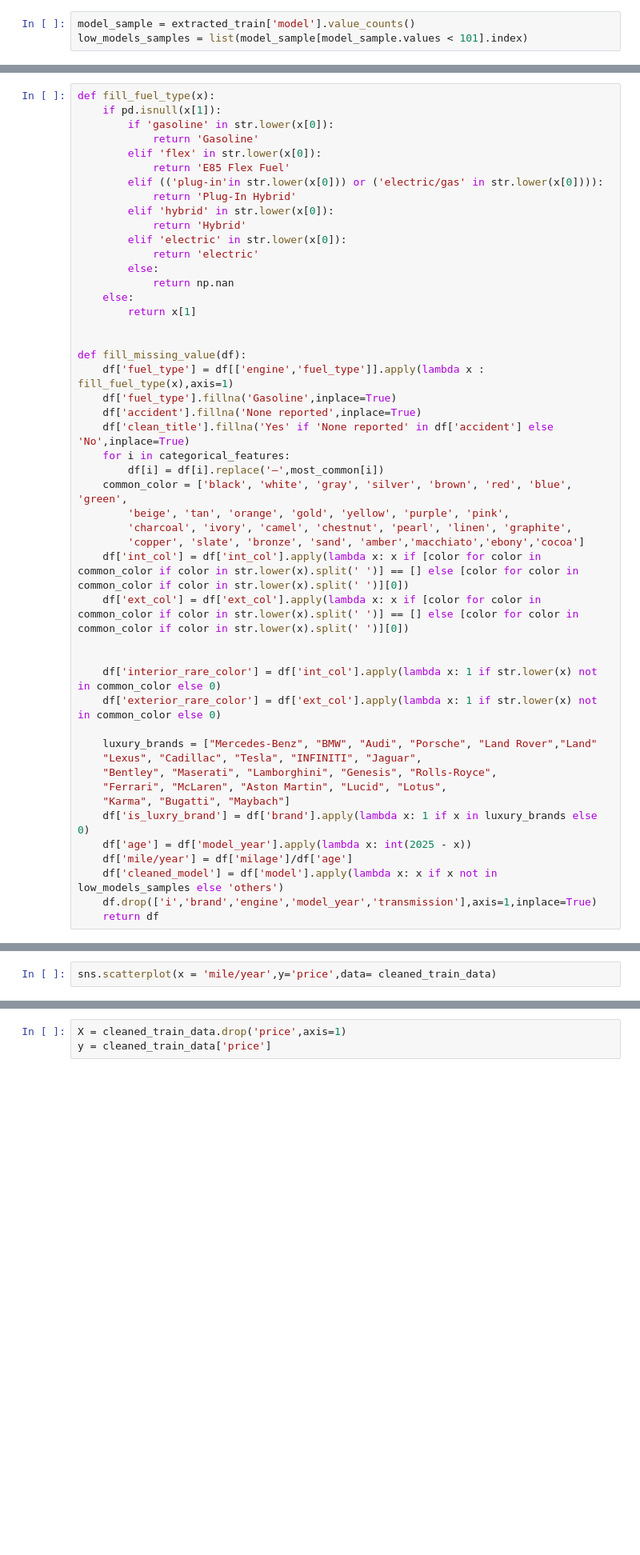
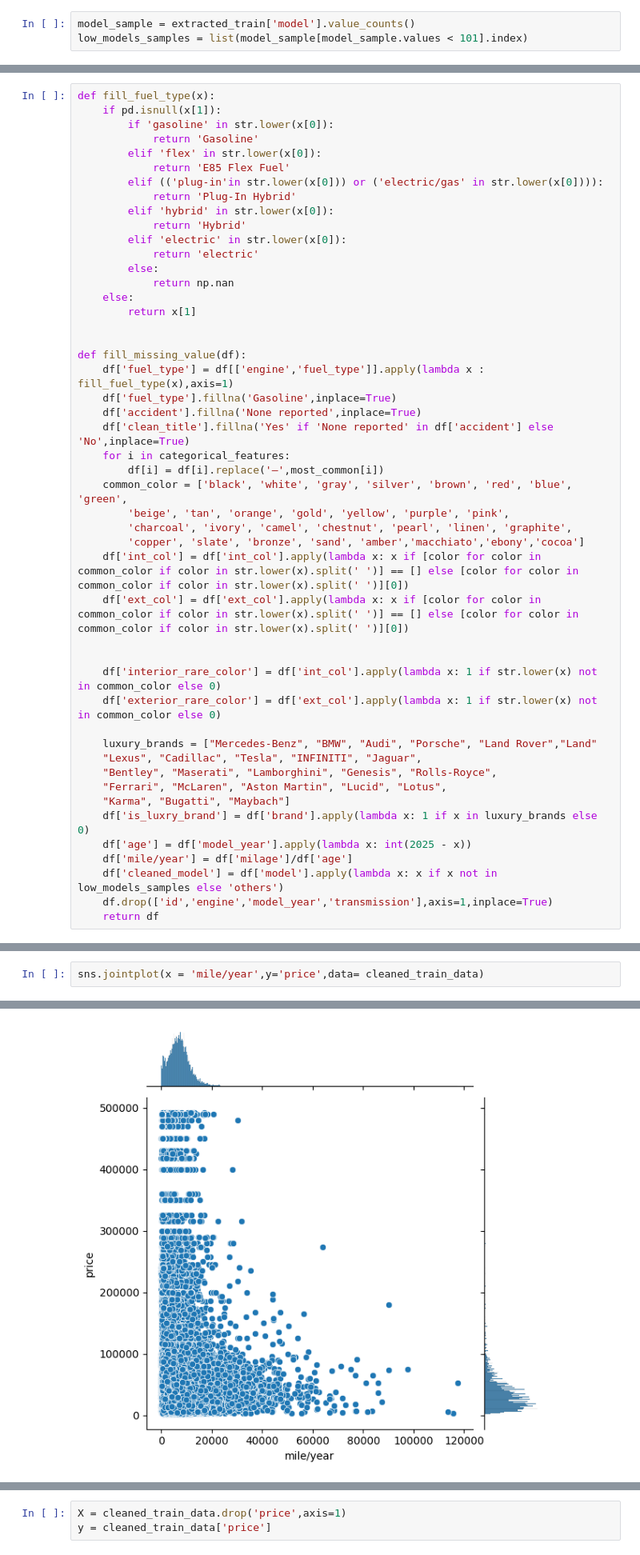
Before and after one commit to sacag08/Used-car-price-prediction, a Jupyter notebook: src/Notebook/DataPreprocessing.ipynb, the cells around one changed output, grey strips where cells are left out. Shown at 80% size. Cells and saved outputs as stored; diff of their text form; blank space fills up the shorter version.

```diff
--- a/src/Notebook/DataPreprocessing.ipynb
+++ b/src/Notebook/DataPreprocessing.ipynb
@@ -153,7 +315,7 @@ def fill_missing_value(df):
     df['age'] = df['model_year'].apply(lambda x: int(2025 - x))
     df['mile/year'] = df['milage']/df['age']
     df['cleaned_model'] = df['model'].apply(lambda x: x if x not in low_models_samples else 'others')
-    df.drop(['i','brand','engine','model_year','transmission'],axis=1,inplace=True)
+    df.drop(['id','engine','model_year','transmission'],axis=1,inplace=True)
     return df
 # %%
 common_color = ['black', 'white', 'gray', 'silver', 'brown', 'red', 'blue', 'green',
@@ -173,2 +383,3 @@ sns.kdeplot(x = 'age',data=cleaned_train_data)
 # %%
-sns.scatterplot(x = 'mile/year',y='price',data= cleaned_train_data)
+sns.jointplot(x = 'mile/year',y='price',data= cleaned_train_data)
+# %% [output]
@@ -175,2 +387,3 @@ sns.scatterplot(x = 'mile/year',y='price',data= cleaned_train_data)
+[figure, added]
 # %%
 sns.histplot(cleaned_train_data['price'])
```
Also changed, not shown: parts of 57 cells of this notebook, 6 other files.
